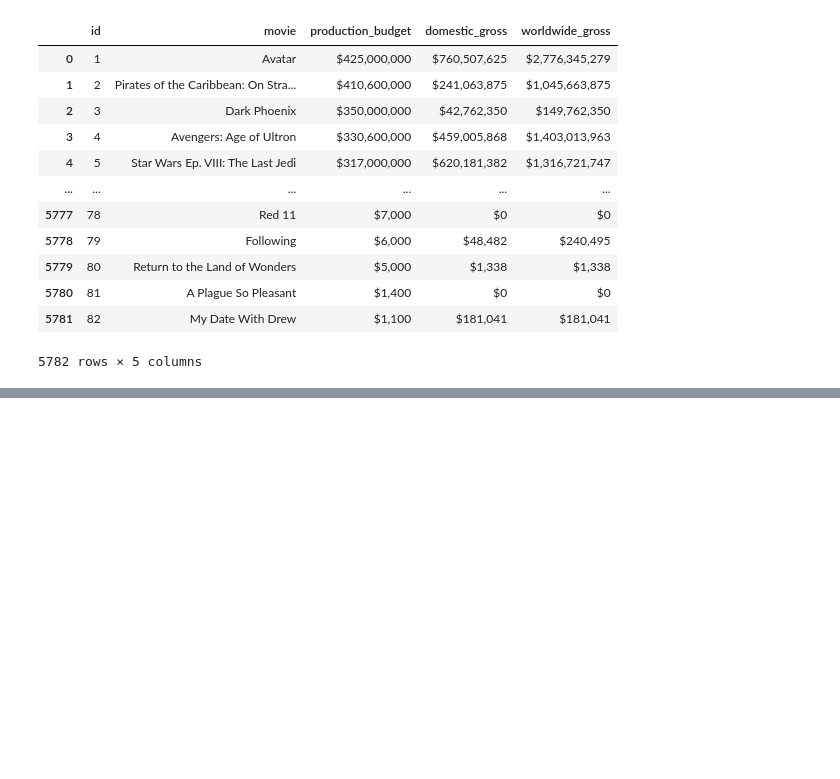
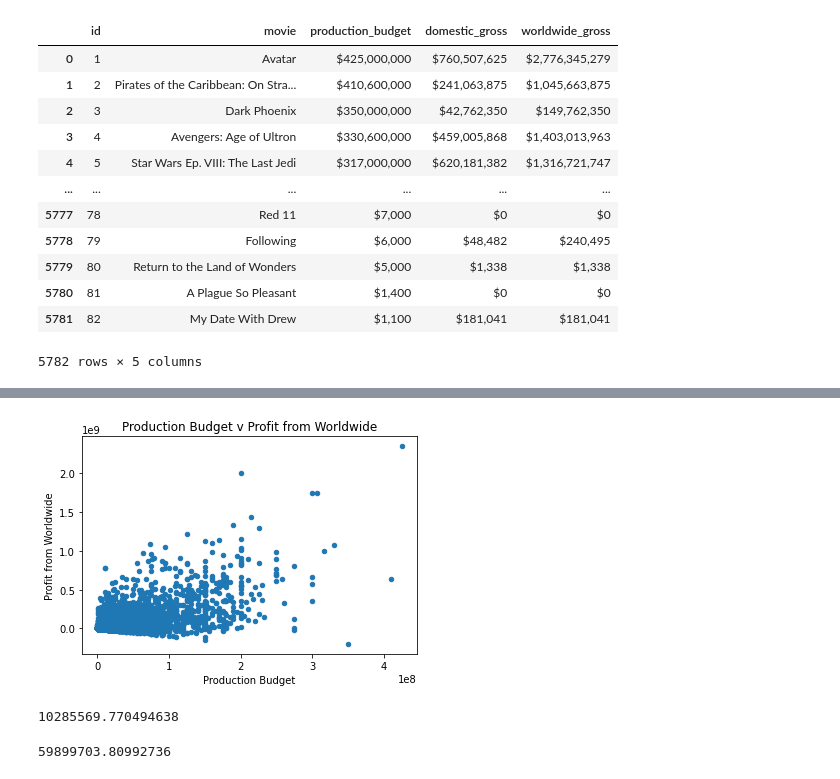
Before and after one commit to claragiurgiu/Microsoft-Movie-Studio-EDA, a Jupyter notebook: AlvarosCode.ipynb, the cells around one changed output, grey strips where cells are left out. Cells and saved outputs as stored; diff of their text form; code cells hidden in the pictures; blank space fills up the shorter version.

```diff
--- a/AlvarosCode.ipynb
+++ b/AlvarosCode.ipynb
@@ -141,0 +331,10 @@ updated_tn_df.sort_values(by='worldwide_gross', ascending=False)
+# %%
+updated_tn_df.plot(x='production_budget', y='Profit from Worldwide', kind='scatter')
+
+plt.xlabel('Production Budget')
+plt.ylabel('Profit from Worldwide')
+plt.title('Production Budget v Profit from Worldwide')
+
+plt.show()
+# %% [output]
+[figure, added]
@@ -141,0 +344,8 @@ updated_tn_df.sort_values(by='worldwide_gross', ascending=False)
+# %%
+mean1
+# %% [output]
+10285569.770494638
+# %%
+mean2
+# %% [output]
+59899703.80992736
```
Also changed, not shown: parts of 24 cells of this notebook.
